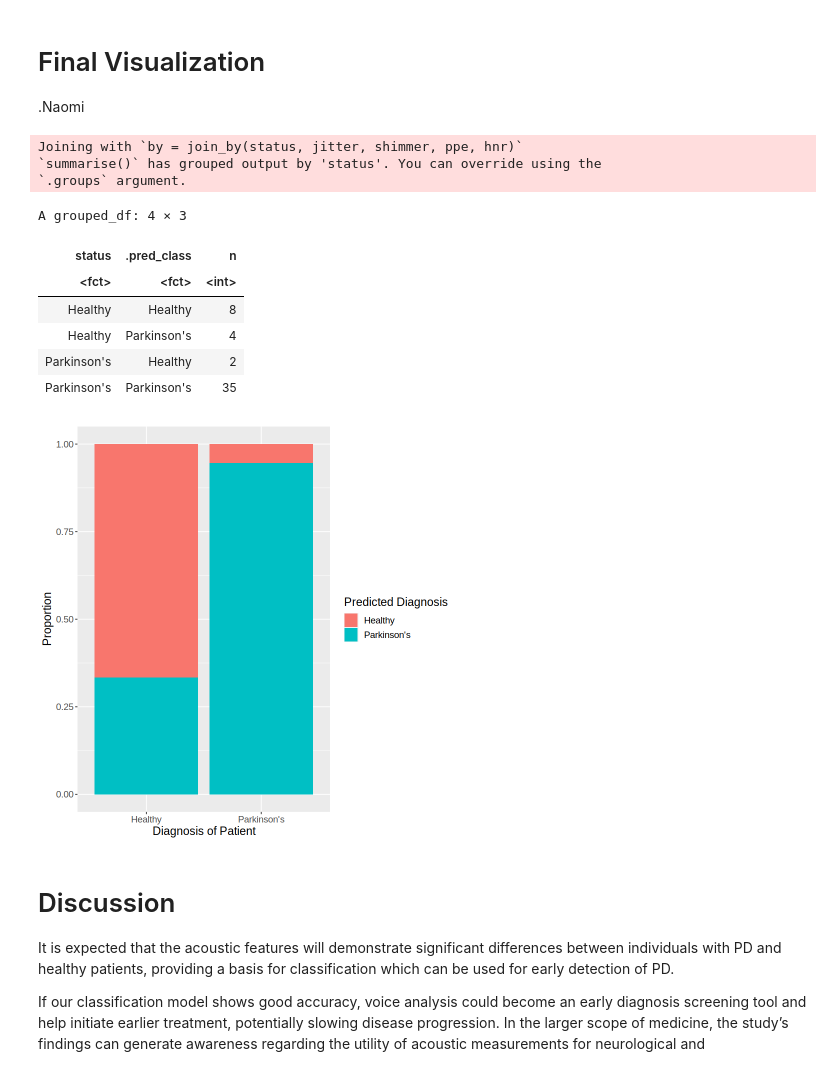
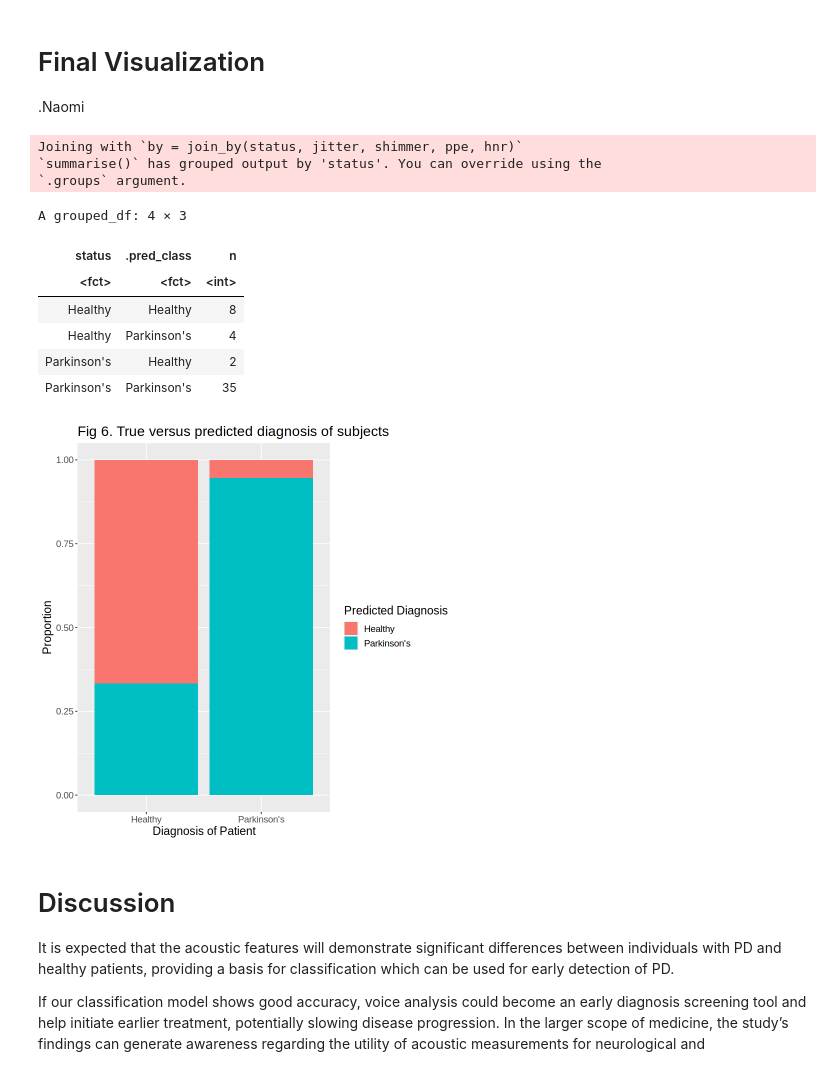
Before and after one commit to naomichoong/ds_project, a Jupyter notebook: Group 6 Project Report.ipynb, the cells around one changed output. Cells and saved outputs as stored; diff of their text form; code cells hidden in the pictures.

Commit message:
Changed graph titles

```diff
--- a/Group 6 Project Report.ipynb
+++ b/Group 6 Project Report.ipynb
@@ -295,31 +295,32 @@ Prediction    Healthy Parkinson's
 # %%
 # Final Stacked Bar Graph
 predictions_count <- parkinsons_predictions |>
     semi_join(parkinsons_test) |>
     group_by(status, .pred_class) |>
     summarize(n=n())
 
 predictions_count
 
 
 parkinsons_final_graph <- predictions_count |>
    ggplot(aes(x = status, y = n, fill = .pred_class)) +
     geom_bar(position = "fill", stat = "identity") +
     labs(x = "Diagnosis of Patient", y = "Proportion", fill = "Predicted Diagnosis") +
+    ggtitle("Fig 6. True versus predicted diagnosis of subjects") +
     theme(text = element_text(size = 14))
 parkinsons_final_graph
 # %% [output]
 Joining with `by = join_by(status, jitter, shimmer, ppe, hnr)`
 `summarise()` has grouped output by 'status'. You can override using the
 `.groups` argument.
 A grouped_df: 4 × 3
 | status | .pred_class | n |
 | <fct> | <fct> | <int> |
 | Healthy | Healthy | 8 |
 | Healthy | Parkinson's | 4 |
 | Parkinson's | Healthy | 2 |
 | Parkinson's | Parkinson's | 35 |
-[figure, old version]
+[figure, new version]
 # %% [markdown]
 # Discussion
 
```
Also changed, not shown: parts of 3 cells of this notebook.
